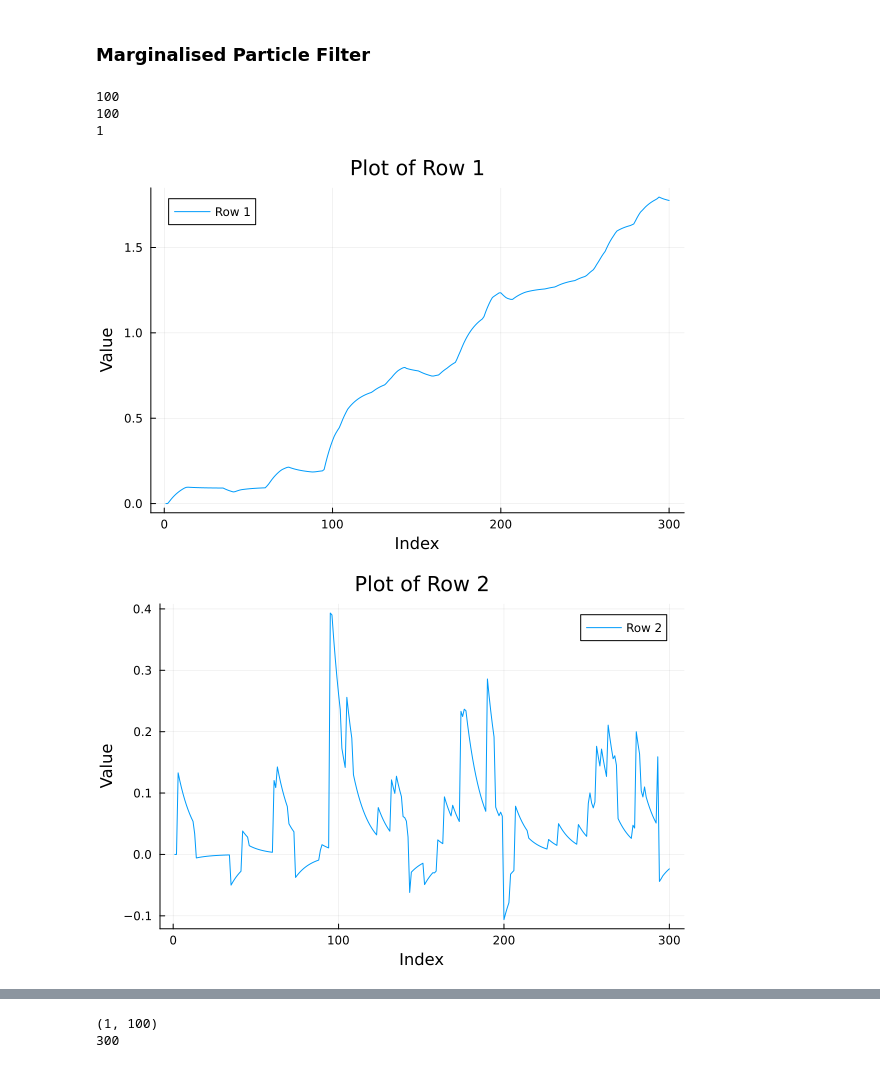
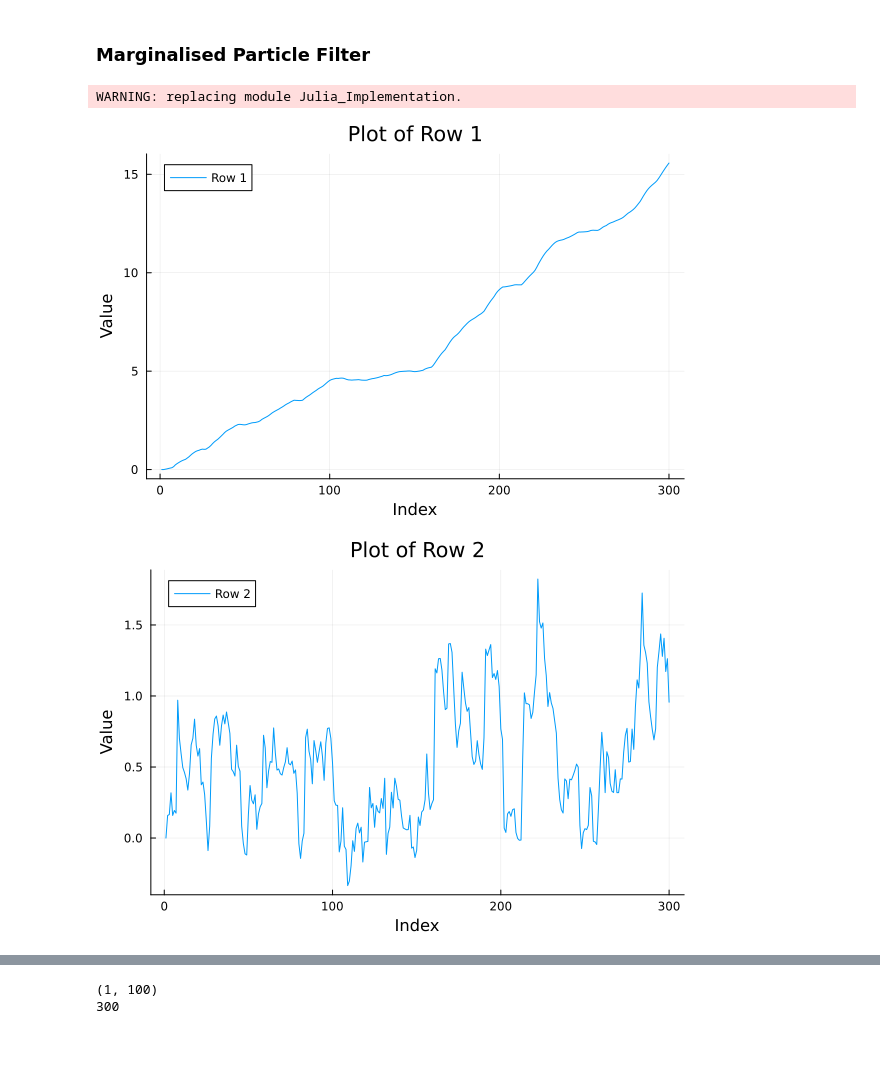
Before and after one commit to zhl24/IIB_Codes, a Jupyter notebook: Easter_Julia_Notebook.ipynb, the cells around one changed output, grey strips where cells are left out. Saved outputs shown, nothing was run; the diff lists cells and outputs as text; code cells hidden in the pictures.

```diff
--- a/Easter_Julia_Notebook.ipynb
+++ b/Easter_Julia_Notebook.ipynb
@@ -465,48 +390,48 @@ l_C = 2.0
 true_theta = -1.0
 kw = 1.0
 kv = 0.1
-true_sigmaw = 0.2
+true_sigmaw2 = 0.2
+true_sigmaw = sqrt(true_sigmaw2)
 true_muw = 0.2
 sigma_n = true_sigmaw * sqrt(kv)
 
 # 模拟参数
 true_beta = 5.0
-true_C = 2.0
+true_C = 10.0
 T = 30.0
 N = 10 * round(Int,T) # 分辨率
 
 # 定义Langevin动力学
 A = zeros(2, 2)
 A[1, 2] = 1.0
 A[2, 2] = true_theta
+
 h = [0.0, 1.0]
 # 模拟
 evaluation_points = range(0, T, length=N)
 #print("Hi")
-subordinator_jumps, jump_times = Julia_Implementation.vectorized_particle_Gamma_generator(true_beta, true_C, T, 1, 1, 100)# subordinator jump sizes and times
+subordinator_jumps, jump_times = Julia_Implementation.vectorized_particle_Gamma_generator(true_beta, true_C, T, 1, 1, 1000)# subordinator jump sizes and times
 samples = Julia_Implementation.generate_SDE_samples(subordinator_jumps[1,:],jump_times[1,:],true_muw,true_sigmaw,A,h,evaluation_points)
 #print(size(samples))
 # 分开绘制每一行
 for i in 1:size(samples, 1)
     plot(samples[i, :], label=string("Row ", i))
     title!("Plot of Row $i")
     xlabel!("Index")
     ylabel!("Value")
     display(plot!()) # 使用 display 来显示图表
 end
 
 # 生成噪声观测数据
 Noisy_samples = samples[1, :] .+ randn(length(samples[1, :])) .* sigma_n
 
 #print(size(Noisy_samples))
 # 下一步是基于这些数据进行参数估计或其他分析，这部分代码取决于具体的分析目标
 plot(Noisy_samples)
 xlabel!("Index")
 ylabel!("Value")
 display(plot!())
 # %% [output]
-100
-100
-1
+WARNING: replacing module Julia_Implementation.
-[figure, old version]
+[figure, new version]
-[figure, old version]
+[figure, new version]
```
Also changed, not shown: parts of 8 cells of this notebook, 3 other files.
